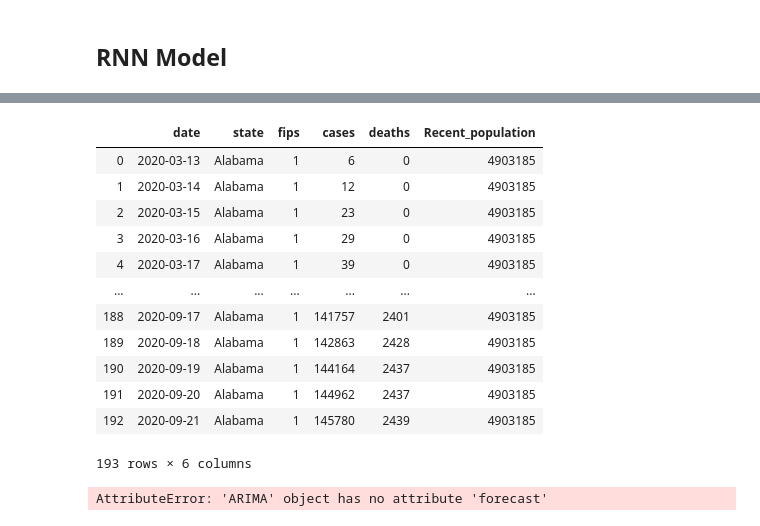
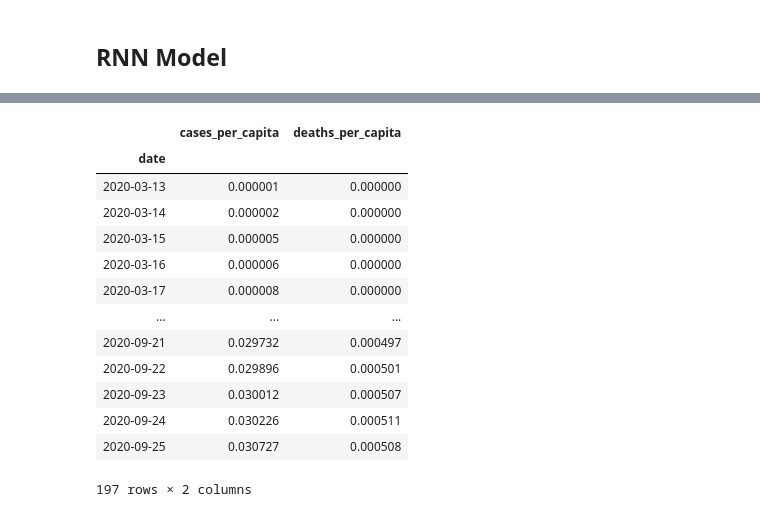
Before and after one commit to kmair/covid-usa, a Jupyter notebook: EDA.ipynb, the cells around one changed output, grey strips where cells are left out. Drawn from its saved outputs; the diff is of its cells as text; code cells hidden in the pictures.

```diff
--- a/EDA.ipynb
+++ b/EDA.ipynb
@@ -542,17 +539,19 @@ data
 # %%
 states = data.state.unique()
-data[data.state==states[0]]
+d=data[data.state==states[0]][ ['cases_per_capita', 'deaths_per_capita']]
+d
 # %% [output]
-|  | date | state | fips | cases | deaths | Recent_population |
-| 0 | 2020-03-13 | Alabama | 1 | 6 | 0 | 4903185 |
-| 1 | 2020-03-14 | Alabama | 1 | 12 | 0 | 4903185 |
-| 2 | 2020-03-15 | Alabama | 1 | 23 | 0 | 4903185 |
-| 3 | 2020-03-16 | Alabama | 1 | 29 | 0 | 4903185 |
-| 4 | 2020-03-17 | Alabama | 1 | 39 | 0 | 4903185 |
-| ... | ... | ... | ... | ... | ... | ... |
-| 188 | 2020-09-17 | Alabama | 1 | 141757 | 2401 | 4903185 |
-| 189 | 2020-09-18 | Alabama | 1 | 142863 | 2428 | 4903185 |
-| 190 | 2020-09-19 | Alabama | 1 | 144164 | 2437 | 4903185 |
-| 191 | 2020-09-20 | Alabama | 1 | 144962 | 2437 | 4903185 |
-| 192 | 2020-09-21 | Alabama | 1 | 145780 | 2439 | 4903185 |
+|  | cases_per_capita | deaths_per_capita |
+| date |  |  |
+| 2020-03-13 | 0.000001 | 0.000000 |
+| 2020-03-14 | 0.000002 | 0.000000 |
+| 2020-03-15 | 0.000005 | 0.000000 |
+| 2020-03-16 | 0.000006 | 0.000000 |
+| 2020-03-17 | 0.000008 | 0.000000 |
+| ... | ... | ... |
+| 2020-09-21 | 0.029732 | 0.000497 |
+| 2020-09-22 | 0.029896 | 0.000501 |
+| 2020-09-23 | 0.030012 | 0.000507 |
+| 2020-09-24 | 0.030226 | 0.000511 |
+| 2020-09-25 | 0.030727 | 0.000508 |
-193 rows × 6 columns
+197 rows × 2 columns
@@ -576,4 +557,0 @@ class TimeSeriesDataset(Dataset):
-# %%
-model.forecast()
-# %% [output]
-AttributeError: 'ARIMA' object has no attribute 'forecast'
```
Also changed, not shown: parts of 32 cells of this notebook.
